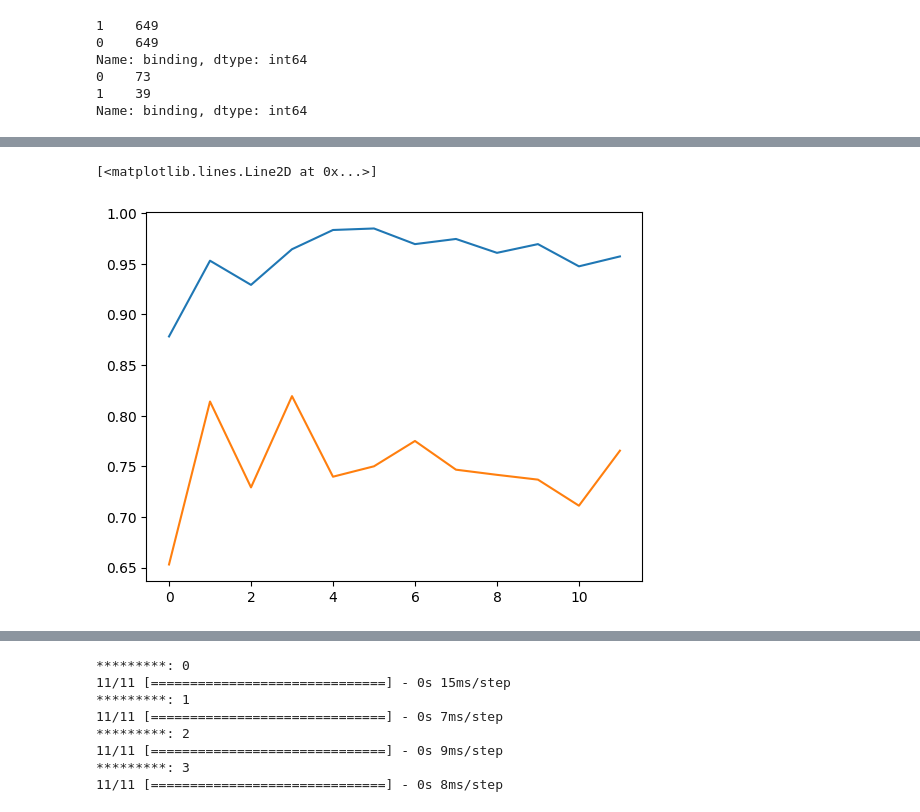
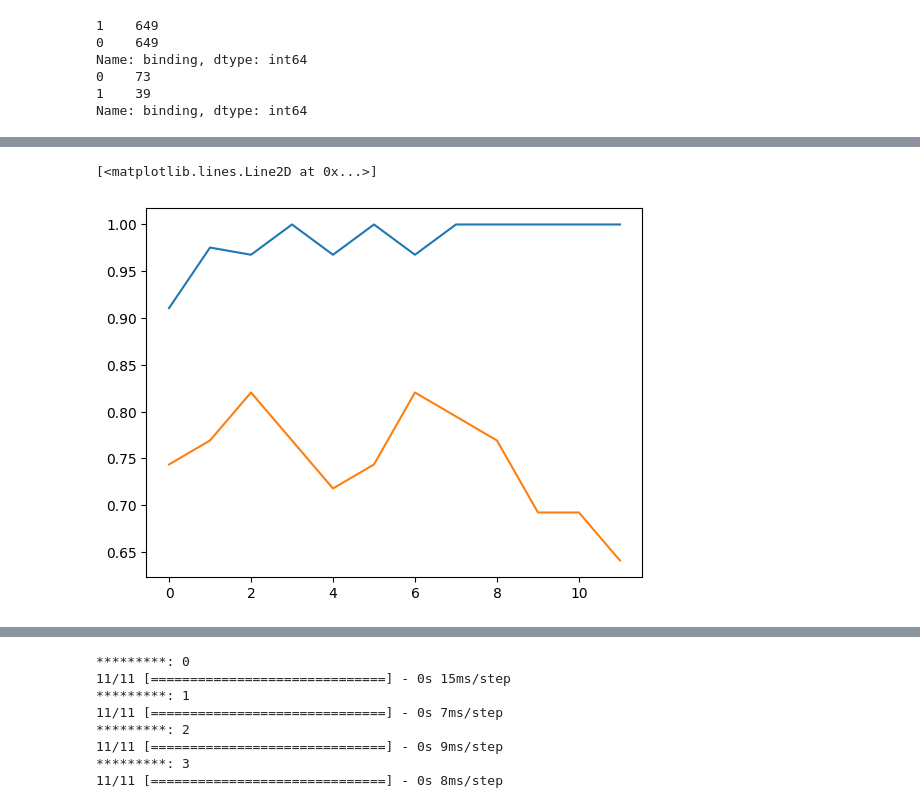
Before and after one commit to bhaba-ranjan/ada-boosting, a Jupyter notebook: boosting-ann.ipynb, the cells around one changed output, grey strips where cells are left out. Saved outputs shown, nothing was run; the diff lists cells and outputs as text; code cells hidden in the pictures.

```diff
--- a/boosting-ann.ipynb
+++ b/boosting-ann.ipynb
@@ -71,7 +71,7 @@ Name: binding, dtype: int64
 1    39
 Name: binding, dtype: int64
 # %%
-sampler = RandomOverSampler()
+sampler = RandomOverSampler(sampling_strategy=1)
 x_sampled, y_sampled = sampler.fit_resample(np.array(train_df.sequence).reshape(-1, 1), train_df.binding)
 
 final_train_set = pd.DataFrame(x_sampled, columns  =["sequence"])
@@ -406,7 +403,7 @@ def getf1(true, predicted):
     tn, fp, fn, tp = confusion_matrix(true, predicted).ravel()
     precision = tp / (tp+ fp)
     recall = tp / (tp+ fn)
-    score = (2 * precision * recall) / (precision + recall)
+    score = ( precision , recall, (2*precision*recall)/(precision+recall))
     return score
 # %%
 f1_test = []
@@ -499,6 +500,6 @@ for i in range(1,13):
 # %%
-plt.plot(f1_train)
-plt.plot(f1_test)
+plt.plot([i[1] for i in f1_train])
+plt.plot([i[1] for i in f1_test])
 # %% [output]
 [<matplotlib.lines.Line2D at 0x...>]
-[figure, old version]
+[figure, new version]
```
Also changed, not shown: parts of 11 cells of this notebook.
